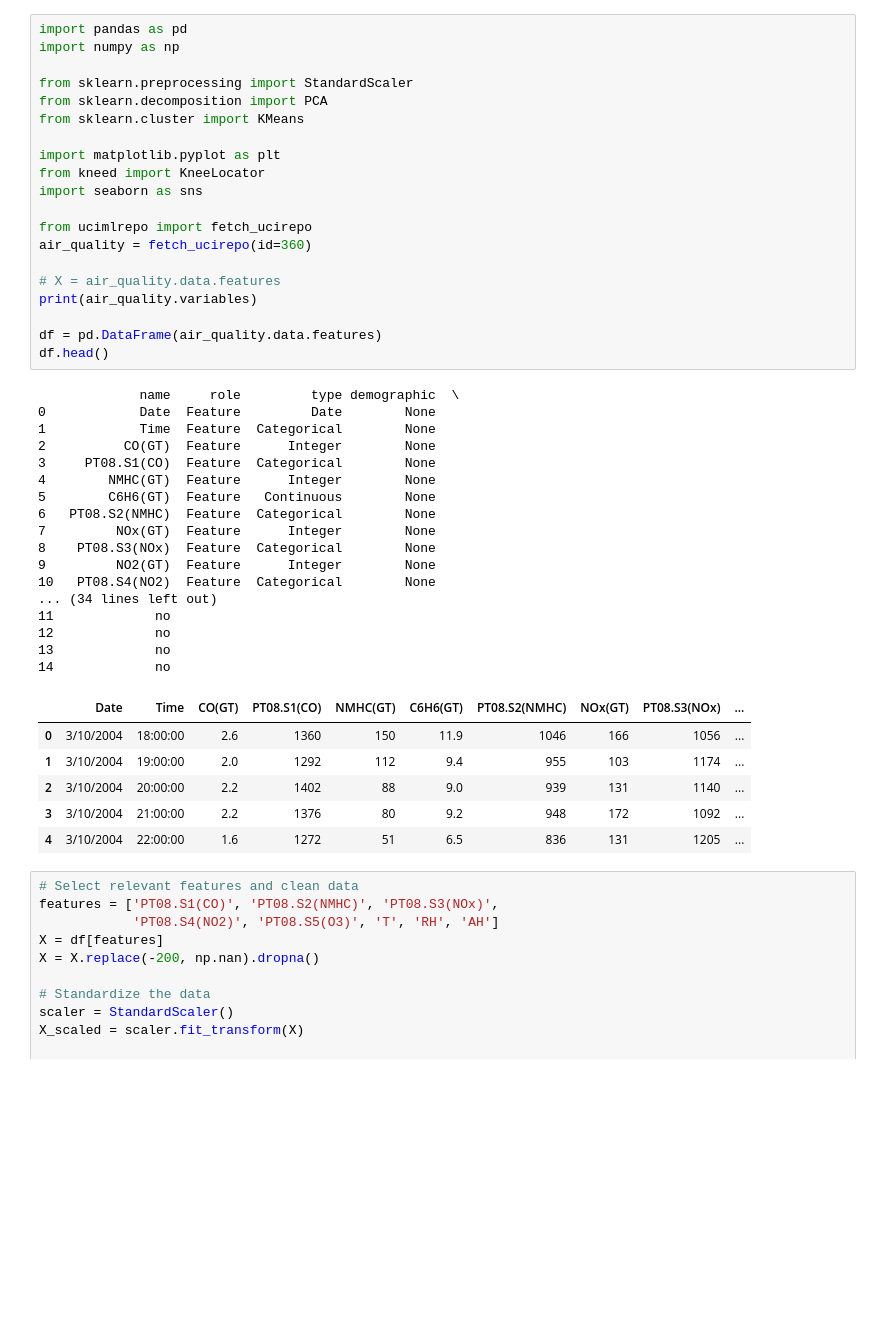
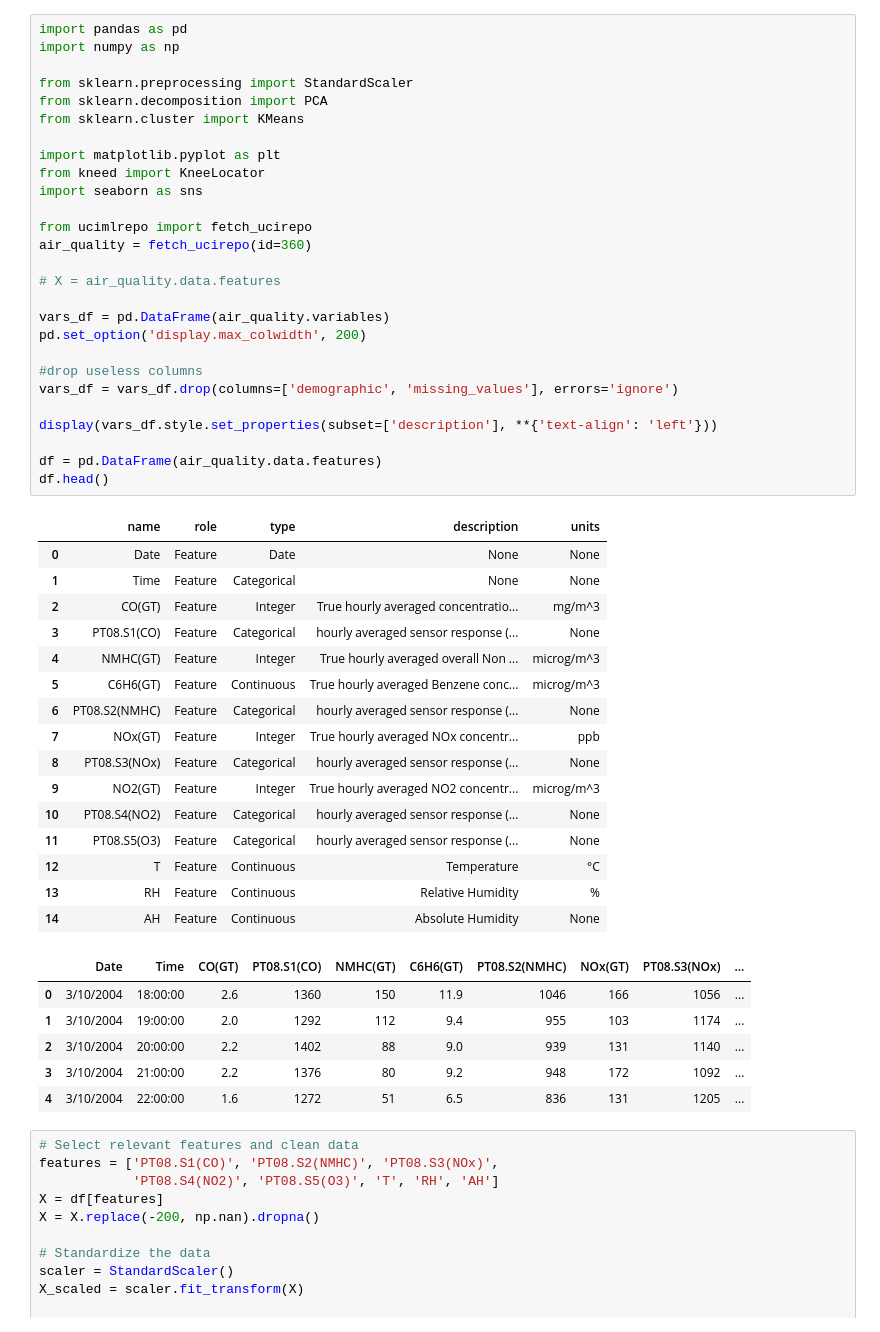
Before and after one commit to Gianluca-Coppola/Clustering, a Jupyter notebook: air_quality_clustering.ipynb, the cells around one changed output. Cells and saved outputs as stored; diff of their text form; blank space fills up the shorter version.

Commit message:
Variables Display and DataFrame Formatting

```diff
--- a/air_quality_clustering.ipynb
+++ b/air_quality_clustering.ipynb
@@ -1,47 +1,53 @@
 # %%
 import pandas as pd
 import numpy as np
 
 from sklearn.preprocessing import StandardScaler
 from sklearn.decomposition import PCA
 from sklearn.cluster import KMeans
 
 import matplotlib.pyplot as plt
 from kneed import KneeLocator
 import seaborn as sns
 
 from ucimlrepo import fetch_ucirepo
 air_quality = fetch_ucirepo(id=360)
 
 # X = air_quality.data.features
-print(air_quality.variables)
+
+vars_df = pd.DataFrame(air_quality.variables)
+pd.set_option('display.max_colwidth', 200)
+
+#drop useless columns
+vars_df = vars_df.drop(columns=['demographic', 'missing_values'], errors='ignore')
+
+display(vars_df.style.set_properties(subset=['description'], **{'text-align': 'left'}))
 
 df = pd.DataFrame(air_quality.data.features)
 df.head()
 # %% [output]
-             name     role         type demographic  \
-0            Date  Feature         Date        None
-1            Time  Feature  Categorical        None
-2          CO(GT)  Feature      Integer        None
-3     PT08.S1(CO)  Feature  Categorical        None
-4        NMHC(GT)  Feature      Integer        None
-5        C6H6(GT)  Feature   Continuous        None
-6   PT08.S2(NMHC)  Feature  Categorical        None
-7         NOx(GT)  Feature      Integer        None
-8    PT08.S3(NOx)  Feature  Categorical        None
-9         NO2(GT)  Feature      Integer        None
-10   PT08.S4(NO2)  Feature  Categorical        None
-... (34 lines left out)
-11             no
-12             no
-13             no
-14             no
-|  | Date | Time | CO(GT) | PT08.S1(CO) | NMHC(GT) | C6H6(GT) | PT08.S2(NMHC) | NOx(GT) | PT08.S3(NOx) | ... |
-| 0 | 3/10/2004 | 18:00:00 | 2.6 | 1360 | 150 | 11.9 | 1046 | 166 | 1056 | ... |
-| 1 | 3/10/2004 | 19:00:00 | 2.0 | 1292 | 112 | 9.4 | 955 | 103 | 1174 | ... |
-| 2 | 3/10/2004 | 20:00:00 | 2.2 | 1402 | 88 | 9.0 | 939 | 131 | 1140 | ... |
-| 3 | 3/10/2004 | 21:00:00 | 2.2 | 1376 | 80 | 9.2 | 948 | 172 | 1092 | ... |
-| 4 | 3/10/2004 | 22:00:00 | 1.6 | 1272 | 51 | 6.5 | 836 | 131 | 1205 | ... |
+|  | name | role | type | description | units |
+| 0 | Date | Feature | Date | None | None |
+| 1 | Time | Feature | Categorical | None | None |
+| 2 | CO(GT) | Feature | Integer | True hourly averaged concentratio... | mg/m^3 |
+| 3 | PT08.S1(CO) | Feature | Categorical | hourly averaged sensor response (... | None |
+| 4 | NMHC(GT) | Feature | Integer | True hourly averaged overall Non ... | microg/m^3 |
+| 5 | C6H6(GT) | Feature | Continuous | True hourly averaged Benzene conc... | microg/m^3 |
+| 6 | PT08.S2(NMHC) | Feature | Categorical | hourly averaged sensor response (... | None |
+| 7 | NOx(GT) | Feature | Integer | True hourly averaged NOx concentr... | ppb |
+| 8 | PT08.S3(NOx) | Feature | Categorical | hourly averaged sensor response (... | None |
+| 9 | NO2(GT) | Feature | Integer | True hourly averaged NO2 concentr... | microg/m^3 |
+| 10 | PT08.S4(NO2) | Feature | Categorical | hourly averaged sensor response (... | None |
+| 11 | PT08.S5(O3) | Feature | Categorical | hourly averaged sensor response (... | None |
+| 12 | T | Feature | Continuous | Temperature | °C |
+| 13 | RH | Feature | Continuous | Relative Humidity | % |
+| 14 | AH | Feature | Continuous | Absolute Humidity | None |
+|  | Date | Time | CO(GT) | PT08.S1(CO) | NMHC(GT) | C6H6(GT) | PT08.S2(NMHC) | NOx(GT) | PT08.S3(NOx) | ... |
+| 0 | 3/10/2004 | 18:00:00 | 2.6 | 1360 | 150 | 11.9 | 1046 | 166 | 1056 | ... |
+| 1 | 3/10/2004 | 19:00:00 | 2.0 | 1292 | 112 | 9.4 | 955 | 103 | 1174 | ... |
+| 2 | 3/10/2004 | 20:00:00 | 2.2 | 1402 | 88 | 9.0 | 939 | 131 | 1140 | ... |
+| 3 | 3/10/2004 | 21:00:00 | 2.2 | 1376 | 80 | 9.2 | 948 | 172 | 1092 | ... |
+| 4 | 3/10/2004 | 22:00:00 | 1.6 | 1272 | 51 | 6.5 | 836 | 131 | 1205 | ... |
 # %%
 # Select relevant features and clean data
 features = ['PT08.S1(CO)', 'PT08.S2(NMHC)', 'PT08.S3(NOx)',
```
Also changed, not shown: parts of 2 cells of this notebook.
